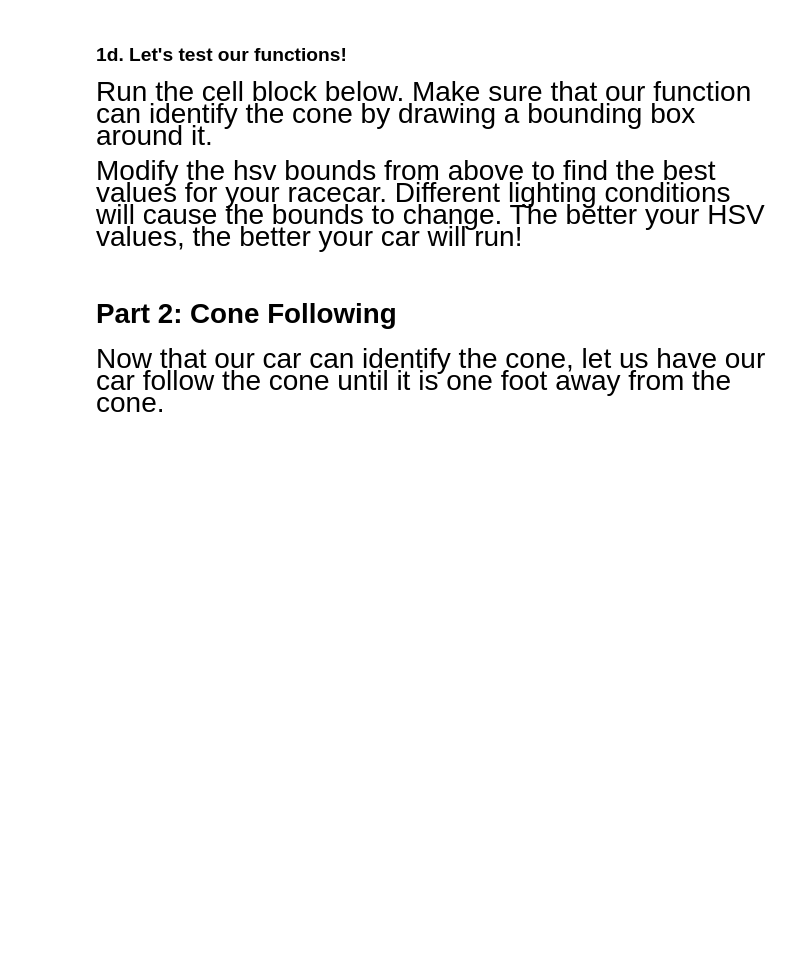
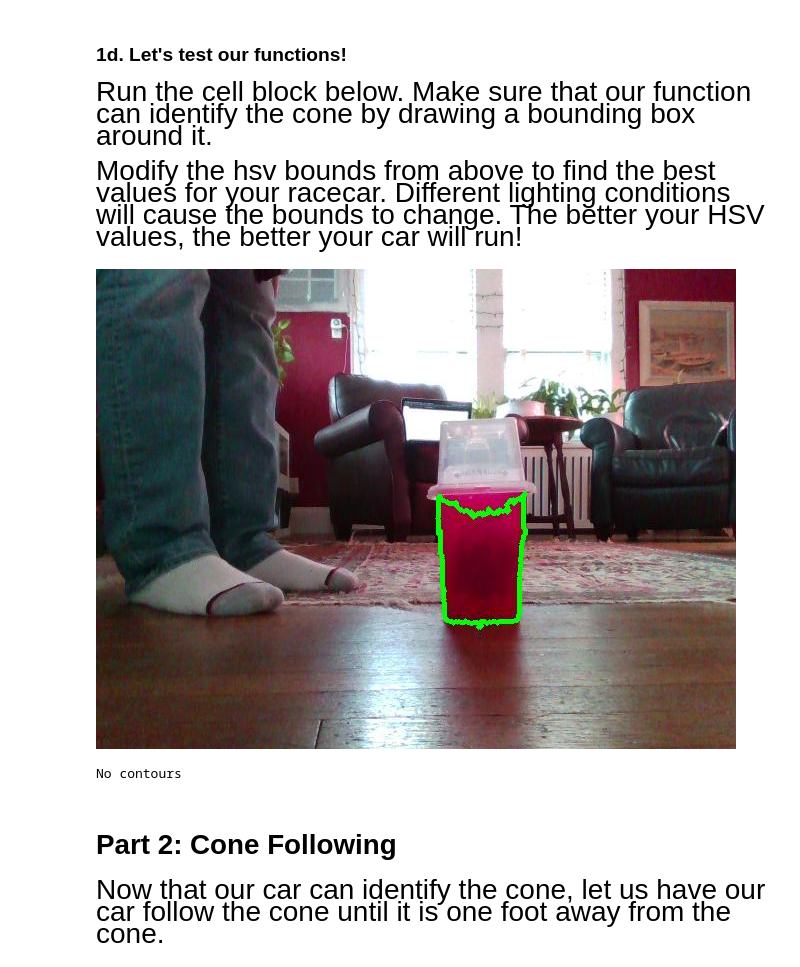
Before and after one commit to JKlimov/online-racecar-mn-SOLUTIONS, a Jupyter notebook: 02-cone_following/ConeFollowing-SOLUTIONS.ipynb, the cells around one changed output. Saved outputs shown, nothing was run; the diff lists cells and outputs as text; code cells hidden in the pictures; blank space fills up the shorter version.

```diff
--- a/02-cone_following/ConeFollowing-SOLUTIONS.ipynb
+++ b/02-cone_following/ConeFollowing-SOLUTIONS.ipynb
@@ -96,26 +103,21 @@ def check_contours_exist(contours):
 VIDEO = True        # toggle between showing the camera video (True) or camera image (False)
 VIDEO_TIME = 10    # seconds to show the video for debugging!
 # %%
-last_time = time.time()
 def identify_cone(img):
-    global last_time
-
     # run student helper functions
     contours, mask = find_contours(img)
     contours_exist, greatest_contour = check_contours_exist(contours)
     if contours_exist:
         cv2.drawContours(img, [greatest_contour], -1, (0, 255, 0), 3)
 
-    # decrease frames per sec
-    #if VIDEO and time.time()-last_time>=1:
-    #    show_frame(img)
-    #    last_time = time.time()
-
     return img
 
 # display image or video
 if VIDEO: show_video(identify_cone, VIDEO_TIME)
 else: show_image(identify_cone)
+# %% [output]
+[figure, added]
+No contours
 # %% [markdown]
 # Part 2: Cone Following
 
```
Also changed, not shown: parts of 6 cells of this notebook, 2 other files.
